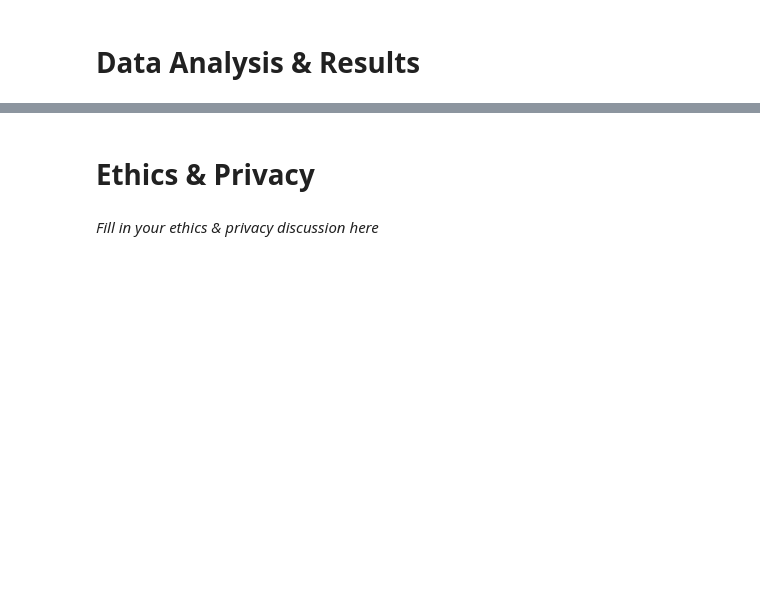
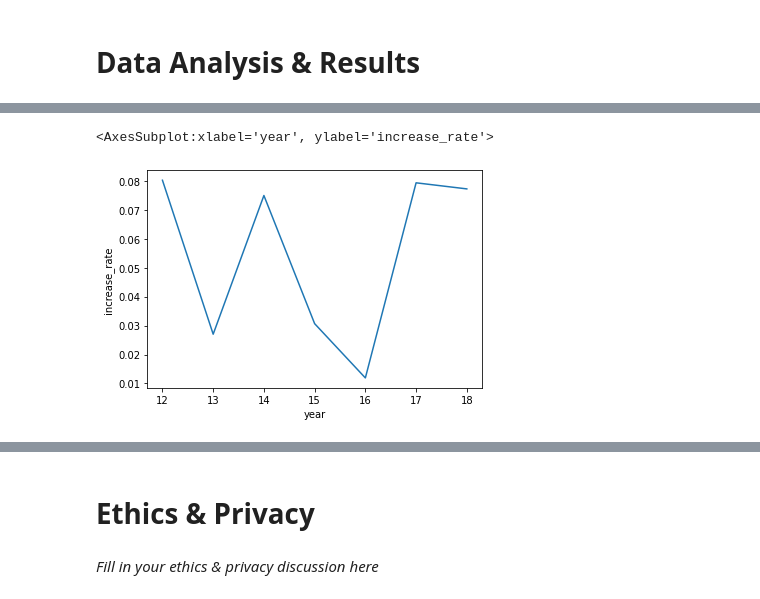
Before and after one commit to mikeheheda/Projects, a Jupyter notebook: Option2_Individual/FinalProject_GH.ipynb, the cells around one changed output, grey strips where cells are left out. Drawn from its saved outputs; the diff is of its cells as text; code cells hidden in the pictures; blank space fills up the shorter version.

```diff
--- a/Option2_Individual/FinalProject_GH.ipynb
+++ b/Option2_Individual/FinalProject_GH.ipynb
@@ -191,0 +359,8 @@ Include cells that describe the steps in your data analysis.
+# %%
+#calculate the annual increase rate of each year and store in new column
+df_budget['increase_rate'] = np.nan
+for i in range(12,19):
+    df_budget['increase_rate'][i] = (df_budget['amount'][i]/df_budget['amount'][i-1] - 1)
+
+#take a look at the new table
+df_budget
@@ -191,0 +379,6 @@ Include cells that describe the steps in your data analysis.
+# %%
+#plot the annual increase rate(the percentage increased from the previous year)
+sns.lineplot(data = df_budget['increase_rate'])
+# %% [output]
+<AxesSubplot:xlabel='year', ylabel='increase_rate'>
+[figure, added]
```
Also changed, not shown: parts of 55 cells of this notebook.
